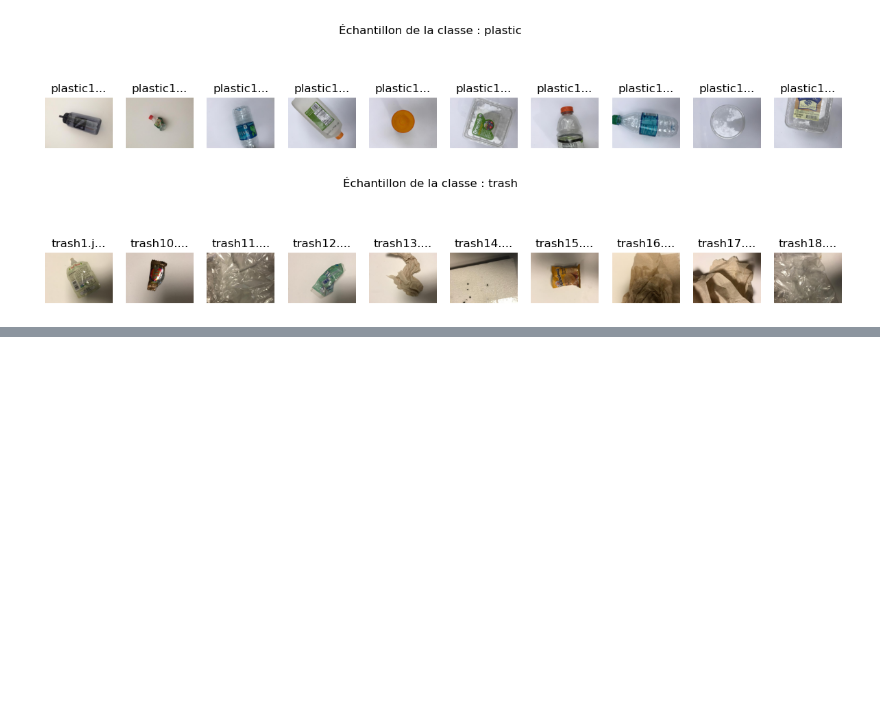
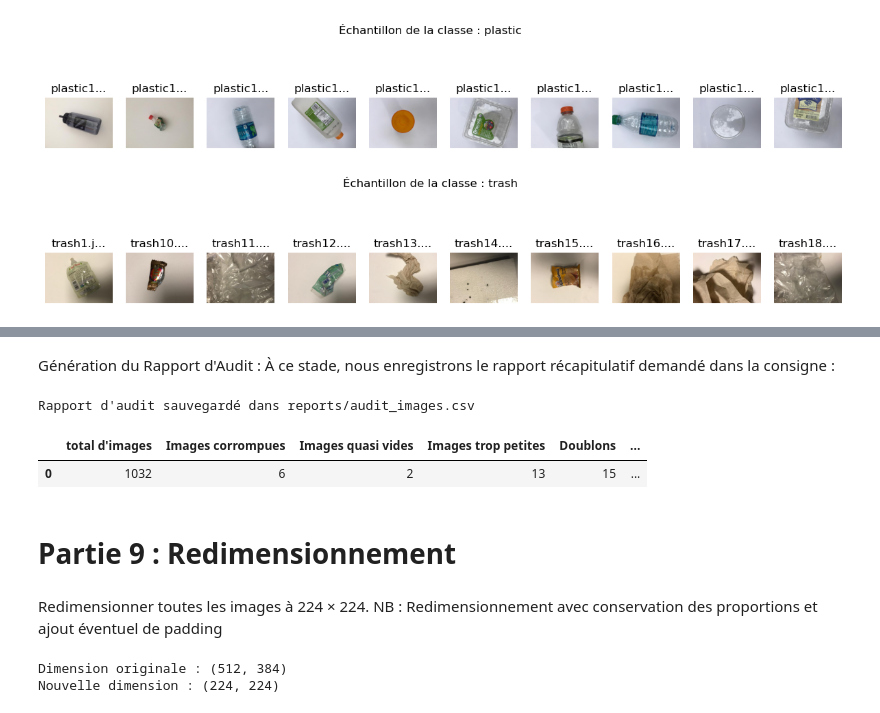
Before and after one commit to khadidiatoungom4-ai/Atelier-Pr-paration-de-Donn-es-Images, a Jupyter notebook: notebooks/atelier_prepa_donnees_images.ipynb, the cells around one changed output, grey strips where cells are left out. Drawn from its saved outputs; the diff is of its cells as text; code cells hidden in the pictures; blank space fills up the shorter version.

```diff
--- a/notebooks/atelier_prepa_donnees_images.ipynb
+++ b/notebooks/atelier_prepa_donnees_images.ipynb
@@ -262,0 +302,51 @@ df_meta['is_misclassified'] = False
+# %% [markdown]
+ Génération du Rapport d'Audit : À ce stade, nous enregistrons le rapport récapitulatif demandé dans la consigne :
+# %%
+audit_summary = {
+    "total d'images": [len(df_meta)],
+    "Images corrompues": [df_meta['is_corrupted'].sum()],
+    "Images quasi vides": [df_meta['is_empty'].sum()],
+    "Images trop petites": [df_meta['is_too_small'].sum()],
+    "Doublons": [df_meta['is_duplicate'].sum()],
+    "Images grayscale": [df_meta['is_grayscale'].sum()],
+    "Images RGBA": [df_meta['is_rgba'].sum()],
+    "images mal classées": [df_meta['is_misclassified'].sum()]
+}
+
+df_audit = pd.DataFrame(audit_summary)
+df_audit.to_csv(REPORT_DIR / "audit_images.csv", index=False)
+print("Rapport d'audit sauvegardé dans reports/audit_images.csv")
+df_audit
+# %% [output]
+Rapport d'audit sauvegardé dans reports/audit_images.csv
+|  | total d'images | Images corrompues | Images quasi vides | Images trop petites | Doublons | ... |
+| 0 | 1032 | 6 | 2 | 13 | 15 | ... |
+# %% [markdown]
+# Partie 9 : Redimensionnement
+# %% [markdown]
+Redimensionner toutes les images à 224 × 224.
+NB : Redimensionnement avec conservation des proportions et ajout éventuel de padding
+# %%
+from PIL import Image, ImageOps
+
+def resize_with_padding(img, target_size=(224, 224)):
+    """
+    Redimensionne une image PIL à target_size tout en préservant son ratio d'aspect
+    en ajoutant un bord (padding) noir autour si nécessaire.
+    """
+    # ImageOps.pad conserve le ratio d'aspect et ajoute le padding
+    img_padded = ImageOps.pad(img, target_size, color=(0, 0, 0))
+    return img_padded
+
+# --- Test de vérification sur une image du dataset ---
+# Prenons la première image valide pour tester la fonction
+sample_row = clean_valid_df.iloc[0]
+sample_img = Image.open(sample_row['file_path'])
+
+resized_sample = resize_with_padding(sample_img, (224, 224))
+
+print("Dimension originale :", sample_img.size)
+print("Nouvelle dimension :", resized_sample.size)
+# %% [output]
+Dimension originale : (512, 384)
+Nouvelle dimension : (224, 224)
```
Also changed, not shown: parts of 4 cells of this notebook, 1 other file.
